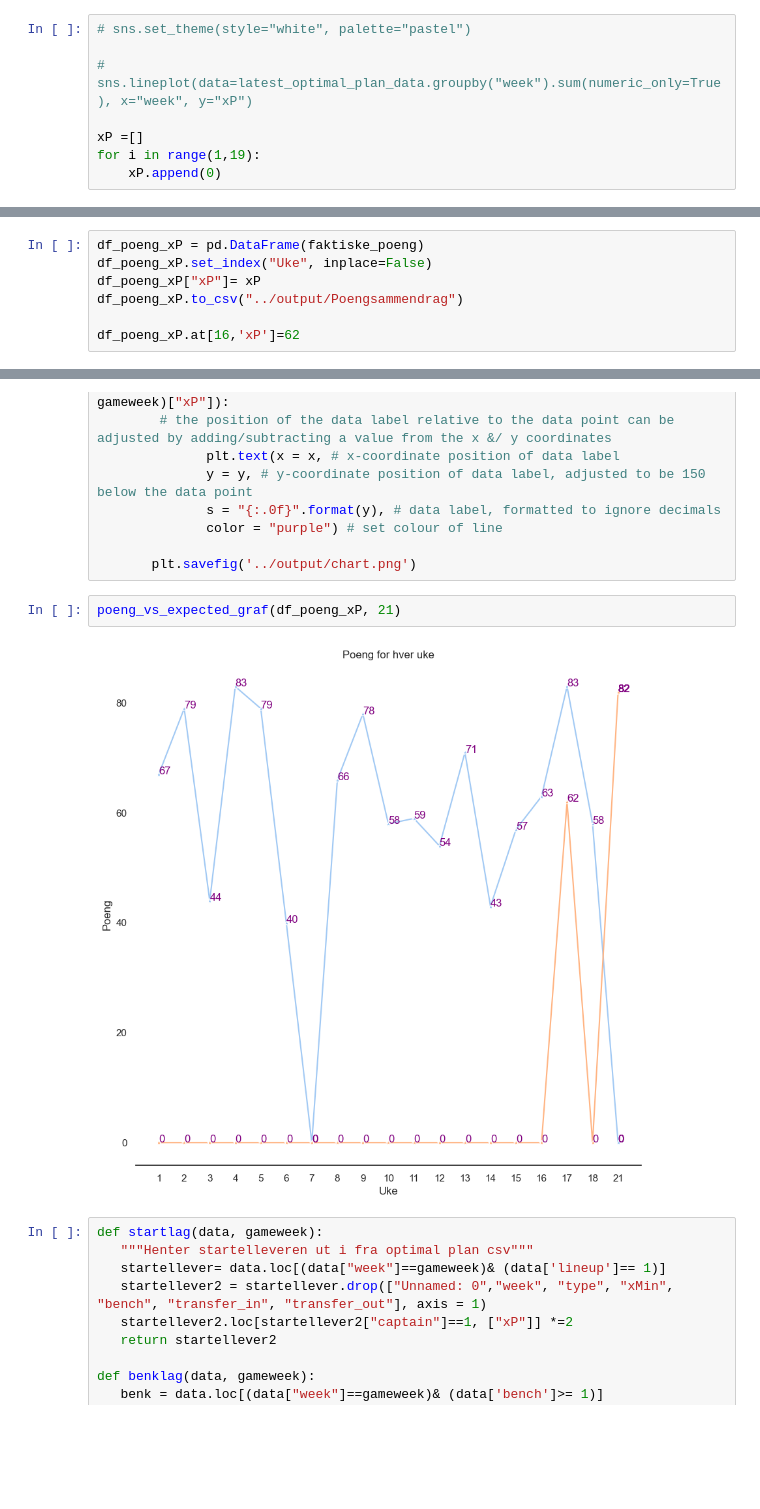
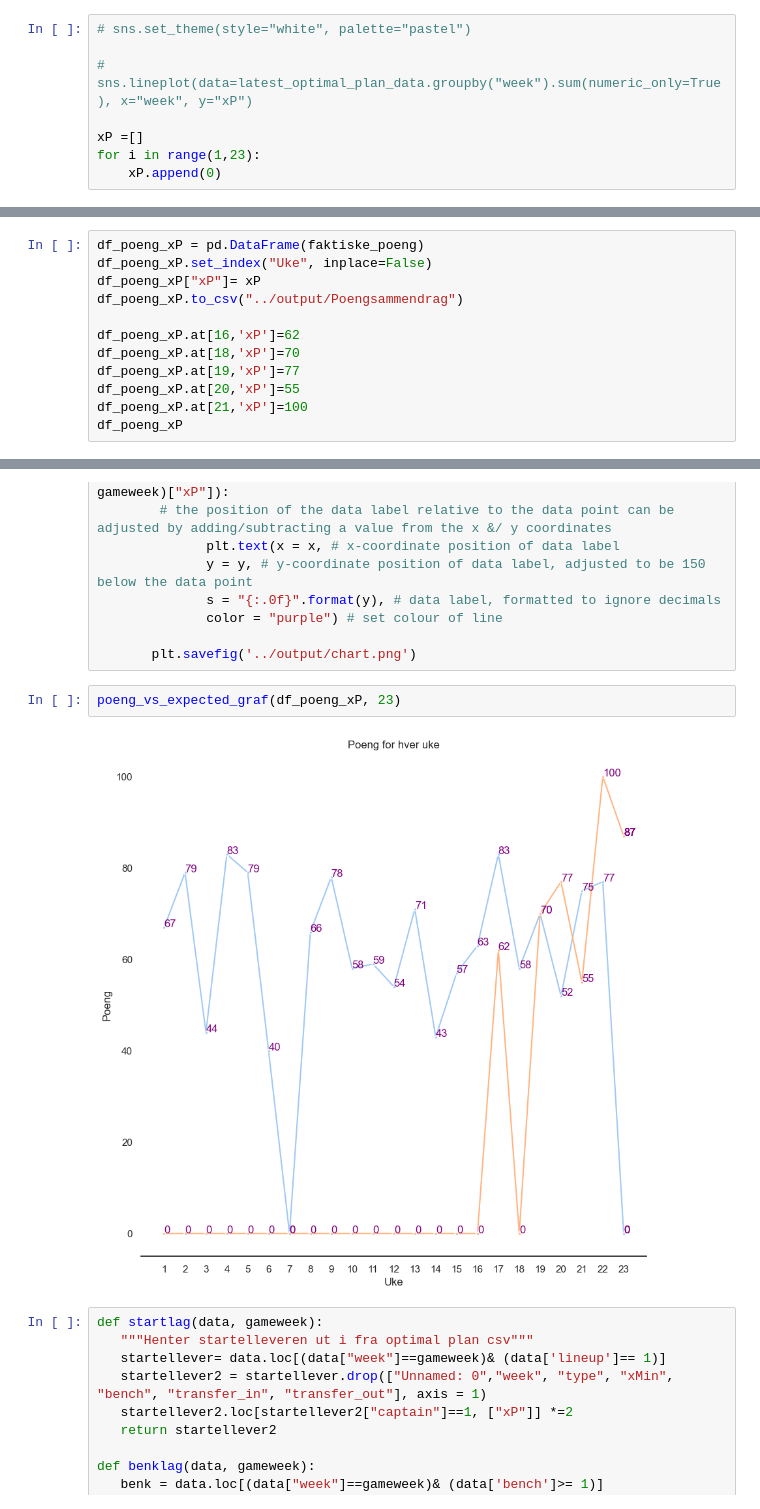
Before and after one commit to eireye/fpl, a Jupyter notebook: Notebook/visualisere.ipynb, the cells around one changed output, grey strips where cells are left out. Saved outputs shown, nothing was run; the diff lists cells and outputs as text; blank space fills up the shorter version.

```diff
--- a/Notebook/visualisere.ipynb
+++ b/Notebook/visualisere.ipynb
@@ -79,7 +103,7 @@ _#gw17_start_players = latest_optimal_plan_data.loc[(latest_optimal_plan_data['w
 # sns.lineplot(data=latest_optimal_plan_data.groupby("week").sum(numeric_only=True), x="week", y="xP")
 
 xP =[]
-for i in range(1,19):
+for i in range(1,23):
     xP.append(0)
 # %%
 team_id = "2821496"
@@ -118,3 +142,8 @@ df_poeng_xP["xP"]= xP
 df_poeng_xP.to_csv("../output/Poengsammendrag")
 
 df_poeng_xP.at[16,'xP']=62
+df_poeng_xP.at[18,'xP']=70
+df_poeng_xP.at[19,'xP']=77
+df_poeng_xP.at[20,'xP']=55
+df_poeng_xP.at[21,'xP']=100
+df_poeng_xP
@@ -237,9 +284,9 @@ def poeng_vs_expected_graf(data, gameweek):
 
        plt.savefig('../output/chart.png')
 # %%
-poeng_vs_expected_graf(df_poeng_xP, 21)
+poeng_vs_expected_graf(df_poeng_xP, 23)
 # %% [output]
-[figure, old version]
+[figure, new version]
 # %%
 def startlag(data, gameweek):
    """Henter startelleveren ut i fra optimal plan csv"""
```
Also changed, not shown: parts of 15 cells of this notebook, 17 other files.
